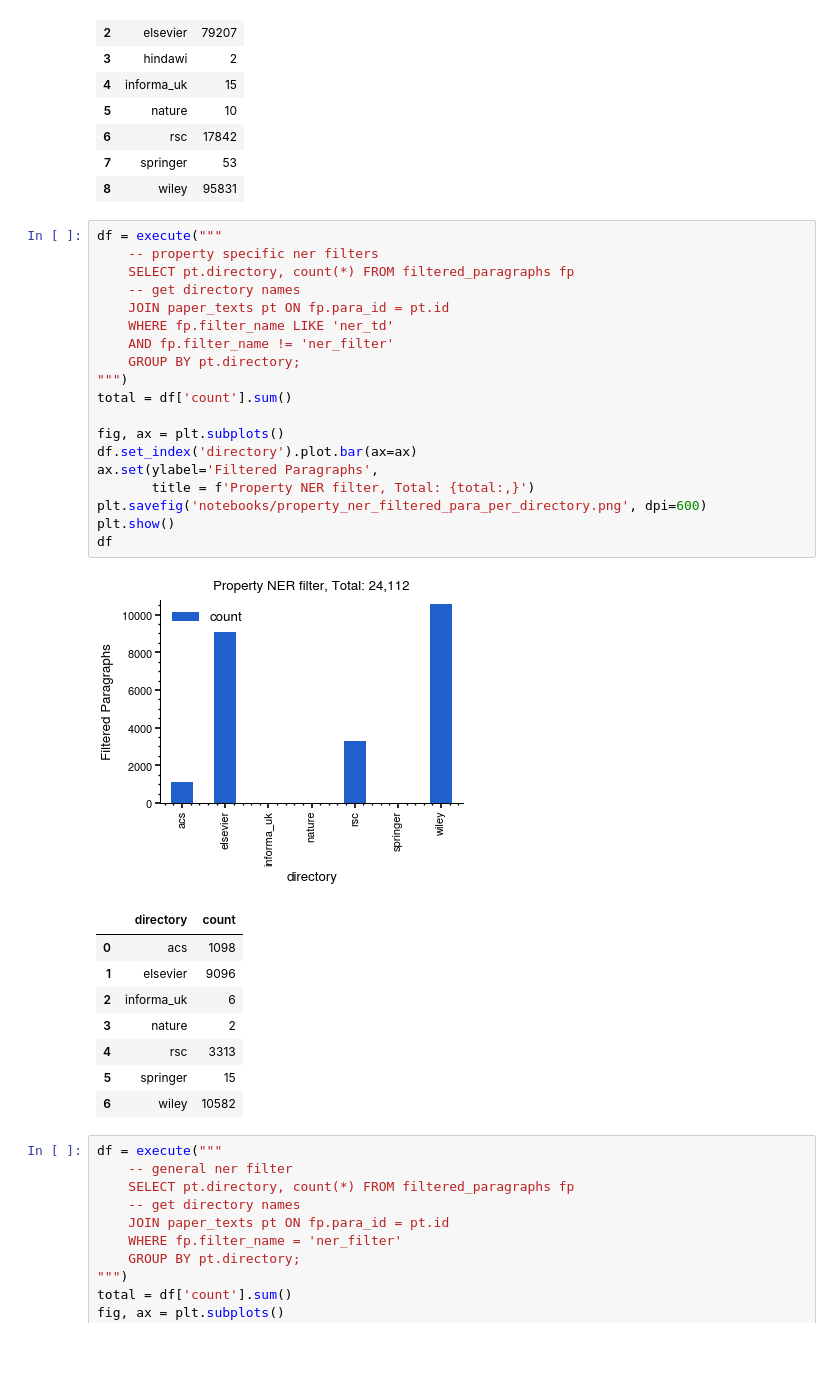
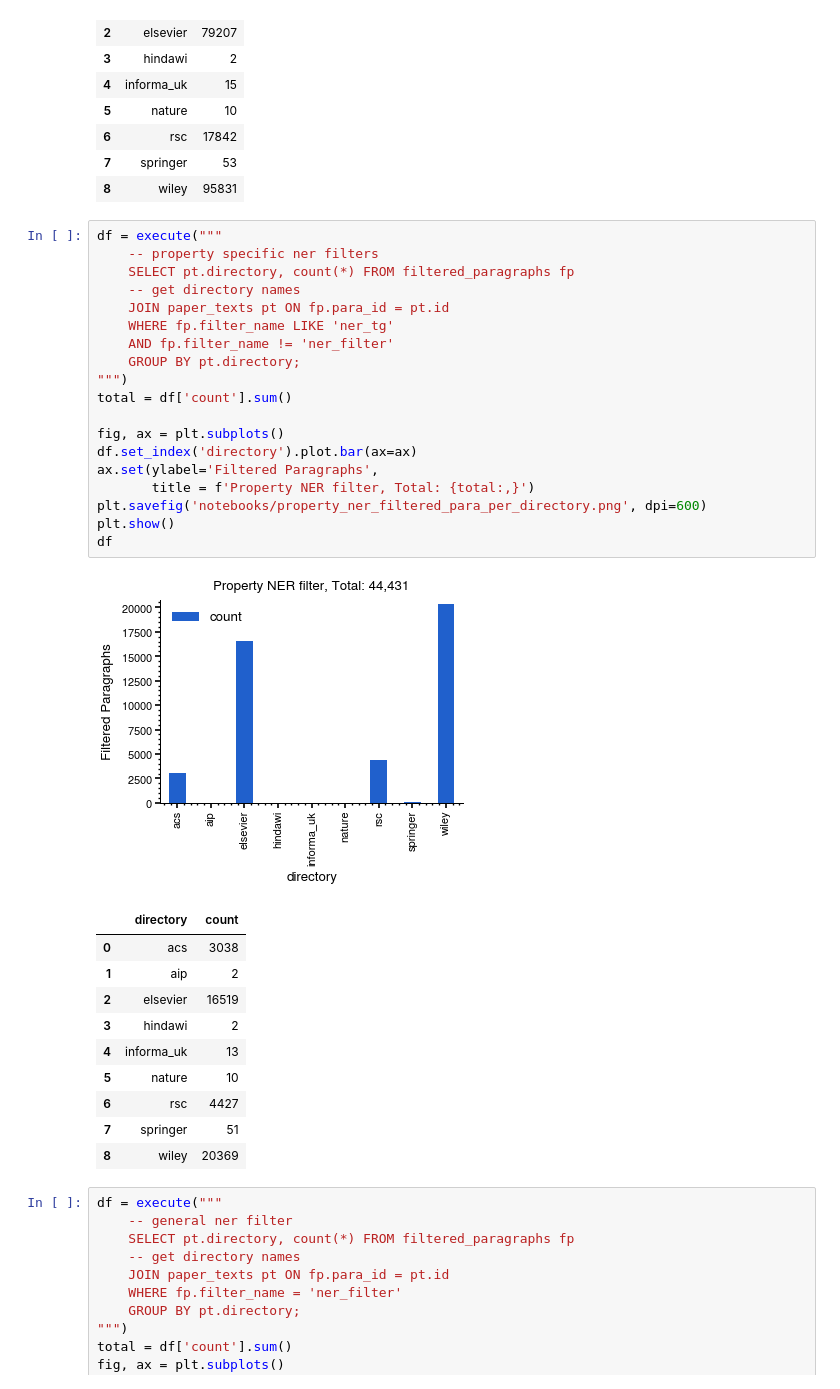
Before and after one commit to Ramprasad-Group/PromptDataExtraction, a Jupyter notebook: notebooks/Analyze-Extracted-Data.ipynb, the cells around one changed output. Cells and saved outputs as stored; diff of their text form; blank space fills up the shorter version.

Commit message:
Update to latest plots

```diff
--- a/notebooks/Analyze-Extracted-Data.ipynb
+++ b/notebooks/Analyze-Extracted-Data.ipynb
@@ -263,32 +269,34 @@ df
 # %%
 df = execute("""
     -- property specific ner filters
     SELECT pt.directory, count(*) FROM filtered_paragraphs fp
     -- get directory names
     JOIN paper_texts pt ON fp.para_id = pt.id
-    WHERE fp.filter_name LIKE 'ner_td'
+    WHERE fp.filter_name LIKE 'ner_tg'
     AND fp.filter_name != 'ner_filter'
     GROUP BY pt.directory;
 """)
 total = df['count'].sum()
 
 fig, ax = plt.subplots()
 df.set_index('directory').plot.bar(ax=ax)
 ax.set(ylabel='Filtered Paragraphs',
        title = f'Property NER filter, Total: {total:,}')
 plt.savefig('notebooks/property_ner_filtered_para_per_directory.png', dpi=600)
 plt.show()
 df
 # %% [output]
-[figure, old version]
+[figure, new version]
 |  | directory | count |
-| 0 | acs | 1098 |
-| 1 | elsevier | 9096 |
-| 2 | informa_uk | 6 |
-| 3 | nature | 2 |
-| 4 | rsc | 3313 |
-| 5 | springer | 15 |
-| 6 | wiley | 10582 |
+| 0 | acs | 3038 |
+| 1 | aip | 2 |
+| 2 | elsevier | 16519 |
+| 3 | hindawi | 2 |
+| 4 | informa_uk | 13 |
+| 5 | nature | 10 |
+| 6 | rsc | 4427 |
+| 7 | springer | 51 |
+| 8 | wiley | 20369 |
 # %%
 df = execute("""
     -- general ner filter
```
Also changed, not shown: parts of 11 cells of this notebook.
